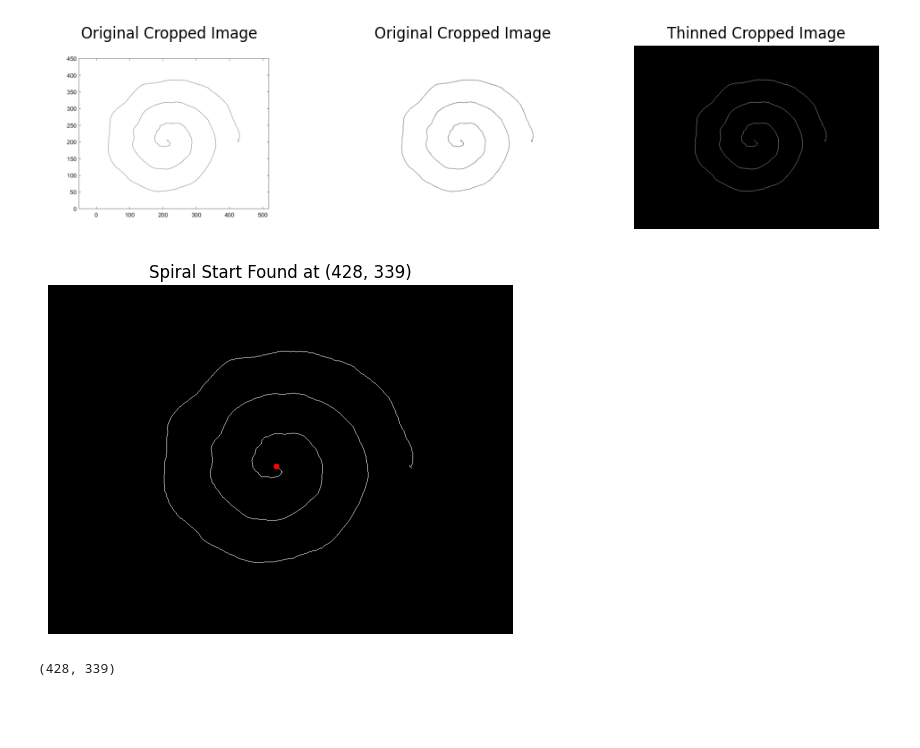
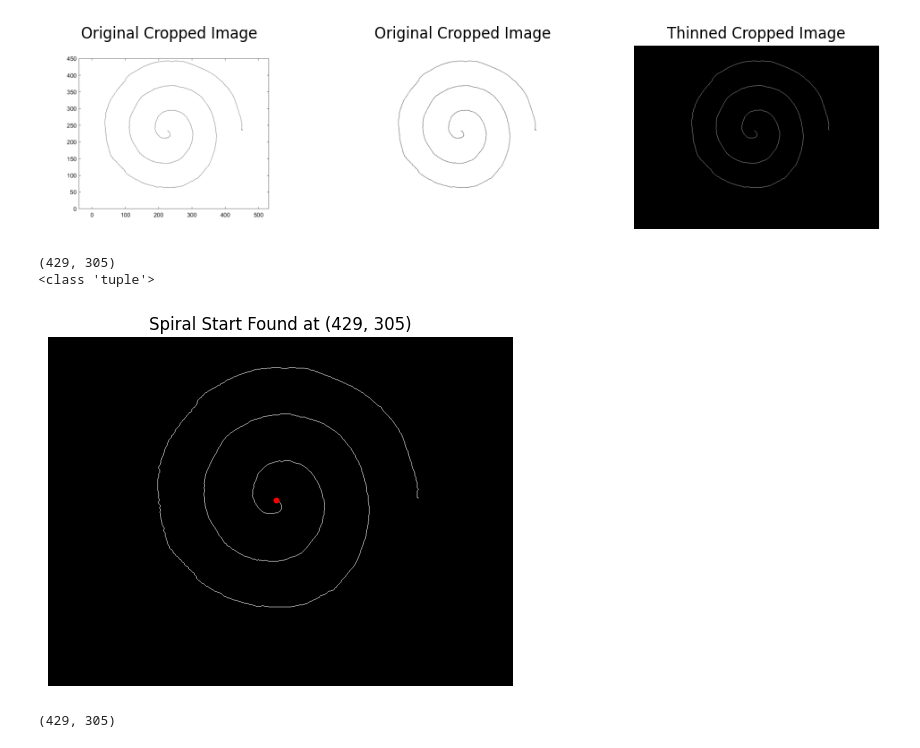
Before and after one commit to Falk0/AIA, a Jupyter notebook: trace_spiral.ipynb, the cells around one changed output. Cells and saved outputs as stored; diff of their text form; code cells hidden in the pictures; blank space fills up the shorter version.

Commit message:
including angle, improve start point, further investigations

```diff
--- a/trace_spiral.ipynb
+++ b/trace_spiral.ipynb
@@ -10 +10,5 @@ path = '/Users/linusfalk/Dev/Advanced_image_analysis/data/parkinson5.tiff'
+# %%
+#path = r'C:\Users\Baumann\Documents\UU\03_semester\AIA\project\data\parkinson11.tiff'
+path = r'C:\Users\Baumann\Documents\UU\03_semester\AIA\project\data\control3.tiff'
+#path = r'C:\Users\Baumann\Documents\UU\03_semester\AIA\project\data\parkinson_dynamic7.tiff'
 # %%
@@ -66,44 +38,24 @@ plt.show()
 # %% [output]
 [figure]
 # %%
-
-def find_spiral_start_refined(skeleton_image, point = (0, 0), first = True):
-    # Find the center of the image
-    if first:
-        center_x, center_y = skeleton_image.shape[1] // 2, skeleton_image.shape[0] // 2
-    else:
-        center_x, center_y = point[0], point[1]
-
-    # Define a larger search radius
-    search_radius = 200
-
-    # Search for the start of the spiral within the search radius
-    for radius in range(1, search_radius + 1):
-        for angle in np.linspace(0, 2 * np.pi, 8 * radius):
-            x = int(center_x + radius * np.cos(angle))
-            y = int(center_y + radius * np.sin(angle))
-
-            if 0 <= x < skeleton_image.shape[1] and 0 <= y < skeleton_image.shape[0]:
-                if skeleton_image[y, x] == 255:  # White pixel found
-                    return x, y  # Returning the first white pixel found in spiral pattern
-
-    return None  # Return None if no start found
-
 # Find the start of the spiral with the refined method
-spiral_start_refined = find_spiral_start_refined(skeleton_img_cropped)
-
+spiral_start_refined = find_spiral_start(skeleton_img_cropped, point=(0, 0), first=True)
+print(spiral_start_refined)
+print(type(spiral_start_refined))
 # Plotting the result with the refined start point marked
 plt.figure(figsize=(6, 6))
 plt.imshow(skeleton_img_cropped, cmap='gray')
 if spiral_start_refined:
     plt.scatter(*spiral_start_refined, color='red', s=10)  # Mark the start with a red dot
     plt.title(f'Spiral Start Found at {spiral_start_refined}')
 else:
     plt.title('Spiral Start Not Found')
 plt.axis('off')
 plt.show()
 
 spiral_start_refined
 # %% [output]
+(429, 305)
+<class 'tuple'>
-[figure, old version]
+[figure, new version]
-(428, 339)
+(429, 305)
```
Also changed, not shown: parts of 6 cells of this notebook, 1 other file.
